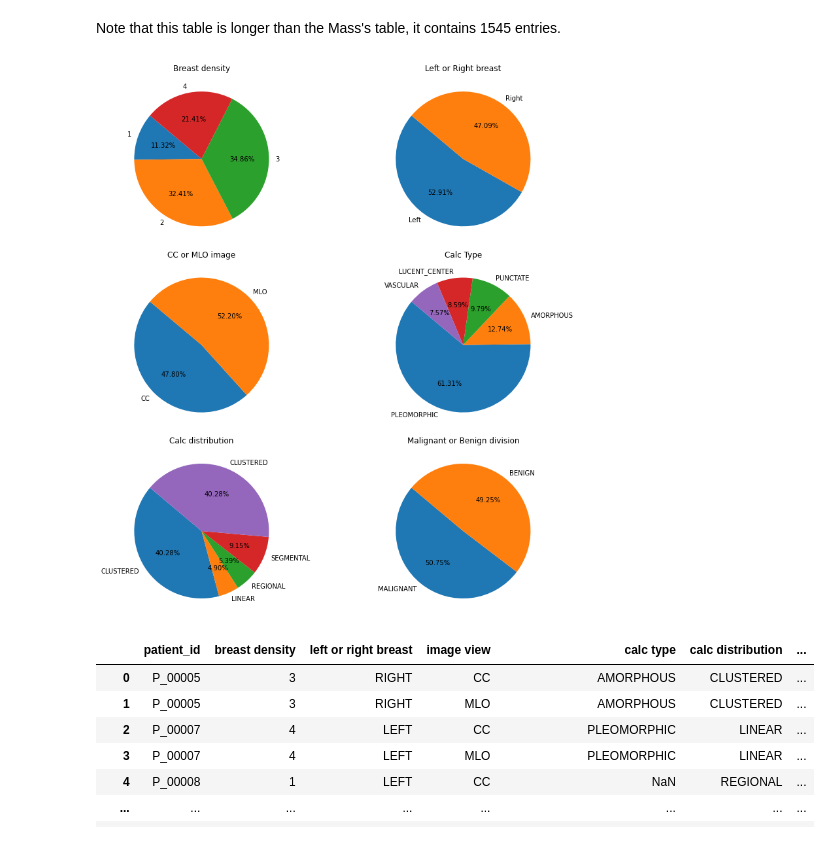
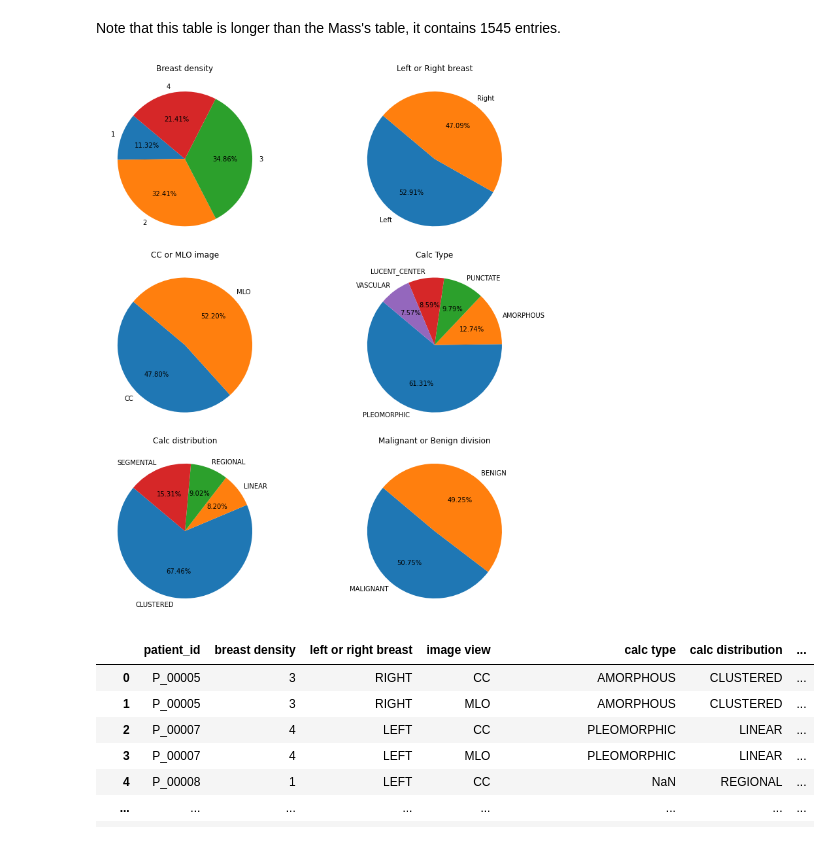
Before and after one commit to MayaHayat/FinalProject-DDSM, a Jupyter notebook: FinalProject-DDSM.ipynb, the cells around one changed output. Drawn from its saved outputs; the diff is of its cells as text; code cells hidden in the pictures.

```diff
--- a/FinalProject-DDSM.ipynb
+++ b/FinalProject-DDSM.ipynb
@@ -112,25 +30,0 @@ After having cleaned our data we'd like to see how it is distributed
-# %%
-# Create a 2x2 grid of subplots
-fig, ax = plt.subplots(1, 2, figsize=(12, 12))
-((ax1, ax2)) = ax
-
-# Subplot 1: Laterality Distribution
-laterality_counts = dicom['Laterality'].value_counts()
-count_L = laterality_counts.get('L', 0)
-count_R = laterality_counts.get('R', 0)
-
-ax1.pie([count_L, count_R], labels=['Left Breast', 'Right Breast'], autopct='%1.2f%%', startangle=140)
-ax1.set_title('Laterality Distribution')
-
-# Subplot 2: Orientation Distribution
-orientation_counts = dicom['PatientOrientation'].value_counts()
-count_MLO = orientation_counts.get('MLO', 0)
-count_CC = orientation_counts.get('CC', 0)
-
-ax2.pie([count_MLO, count_CC], labels=['MLO', 'CC'], autopct='%1.2f%%', startangle=140)
-ax2.set_title('Orientation Distribution')
-
-
-# Adjust layout and display the plot
-plt.tight_layout()
-plt.show()
@@ -469,36 +360,36 @@ count_round = calc_type_count.get('PUNCTATE', 0)
 count_lobulated = calc_type_count.get('LUCENT_CENTER', 0)
 count_ad = calc_type_count.get('VASCULAR', 0)
 
 ax4.pie([count_oval, count_irregular, count_round, count_lobulated,count_ad], labels=['PLEOMORPHIC', 'AMORPHOUS', 'PUNCTATE', 'LUCENT_CENTER', 'VASCULAR'], autopct='%1.2f%%', startangle=140)
 ax4.set_title('Calc Type')
 
 
 # Subplot 5: calc distribution
 calc_distribution_count = calc['calc distribution'].value_counts()
 count_c = calc_distribution_count.get('CLUSTERED', 0)
 count_s = calc_distribution_count.get('LINEAR', 0)
 count_illdef = calc_distribution_count.get('REGIONAL', 0)
 count_obscured = calc_distribution_count.get('SEGMENTAL', 0)
-count_m = calc_distribution_count.get('CLUSTERED', 0)
 
-ax5.pie([count_c, count_s, count_illdef, count_obscured, count_m], labels=['CLUSTERED', 'LINEAR', 'REGIONAL', 'SEGMENTAL', 'CLUSTERED'], autopct='%1.2f%%', startangle=140)
+
+ax5.pie([count_c, count_s, count_illdef, count_obscured], labels=['CLUSTERED', 'LINEAR', 'REGIONAL', 'SEGMENTAL'], autopct='%1.2f%%', startangle=140)
 ax5.set_title('Calc distribution')
 
 
 # Subplot 6: Malignant or benign
 calc_pathology = calc['pathology'].value_counts()
 count_malignant = calc_pathology.get('MALIGNANT', 0)
 count_benign = calc_pathology.get('BENIGN', 0)
 
 ax6.pie([count_malignant, count_benign], labels=['MALIGNANT', 'BENIGN'], autopct='%1.2f%%', startangle=140)
 ax6.set_title('Malignant or Benign division')
 
 
 # Adjust layout and display the plot
 plt.tight_layout()
 plt.show()
 # %% [output]
-[figure, old version]
+[figure, new version]
 # %%
 # Creating a new column called malignant where 1 stands for malignant and 0 else
 calc['malignant'] = calc['pathology'].map({'MALIGNANT': 1, 'BENIGN': 0})
```
Also changed, not shown: parts of 21 cells of this notebook.
